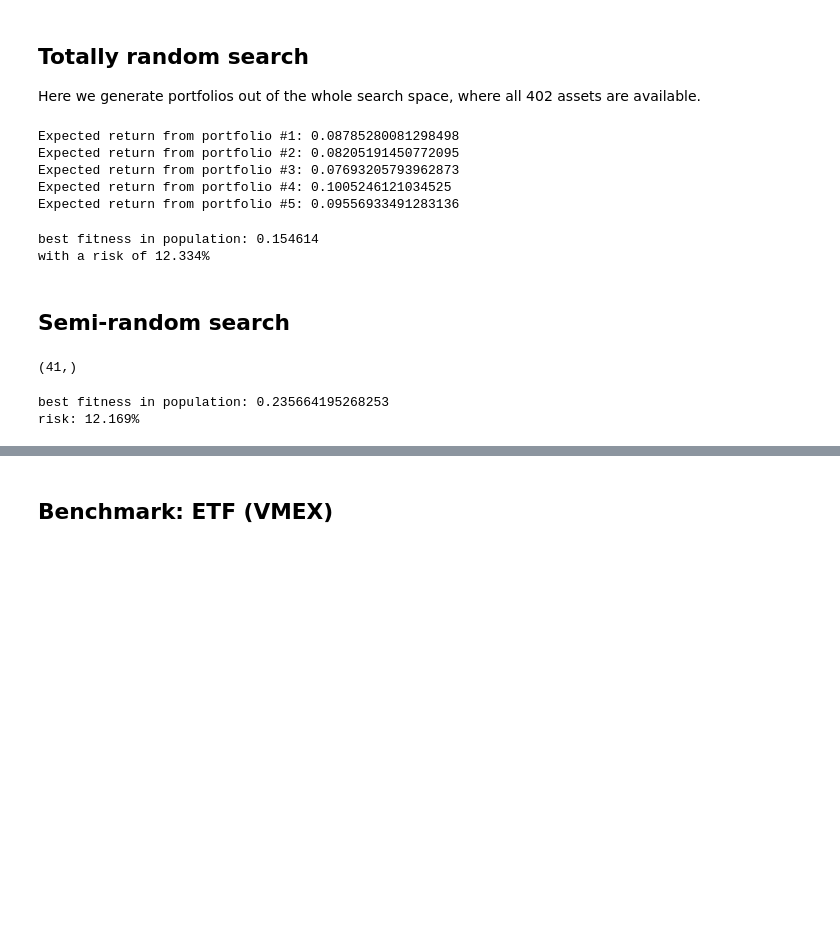
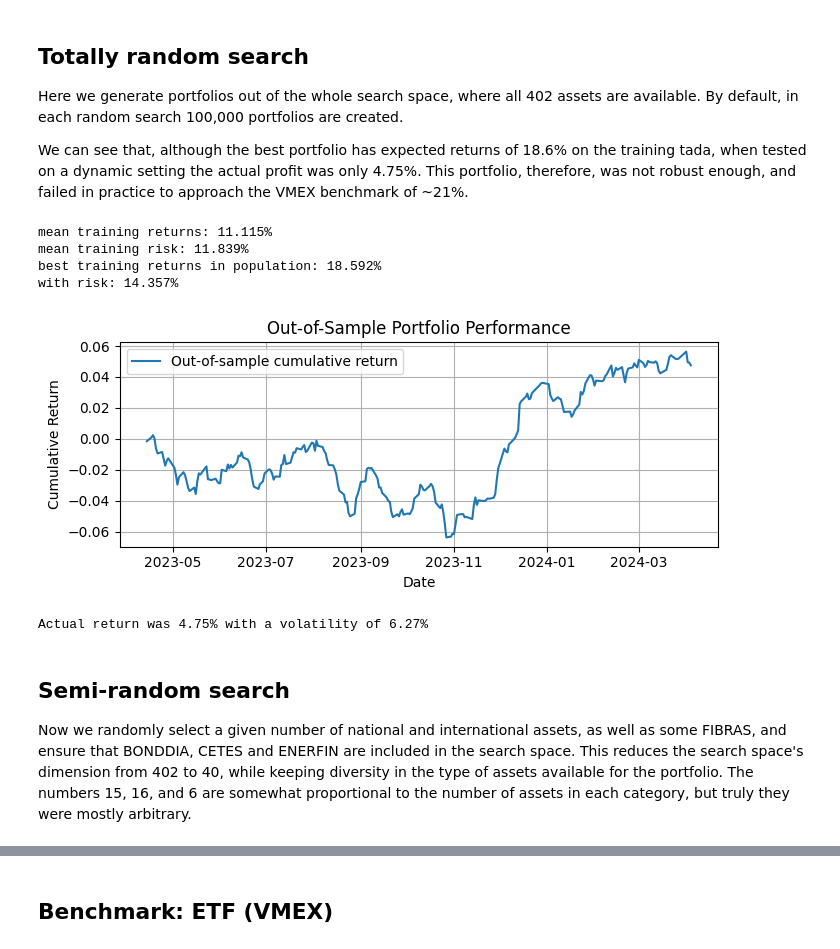
Before and after one commit to PanDomene/Evolutionary-Algorithm-for-Portfolio-Optimization, a Jupyter notebook: notebooks/benchmarks.ipynb, the cells around one changed output, grey strips where cells are left out. Saved outputs shown, nothing was run; the diff lists cells and outputs as text; code cells hidden in the pictures; blank space fills up the shorter version.

Commit message:
Added out-of-sample testing, finished benchmarks.ipynb and included several changes to readme.md, as well as a TODO list.

```diff
--- a/notebooks/benchmarks.ipynb
+++ b/notebooks/benchmarks.ipynb
@@ -23,61 +25,30 @@ def risk(chromosome, cov_matrix):
 # %% [markdown]
 ## Totally random search
 
-Here we generate portfolios out of the whole search space, where all 402 assets are available.
+Here we generate portfolios out of the whole search space, where all 402 assets are available. By default, in each random search 100,000 portfolios are created.
+
+We can see that, although the best portfolio has expected returns of 18.6% on the training tada, when tested on a dynamic setting the actual profit was only 4.75%. This portfolio, therefore, was not robust enough, and failed in practice to approach the VMEX benchmark of ~21%.
-# %%
-population = ea.random_search(ea.covariance_matrix)
-
-for i in range(5):
-    cromosome = population[i]
-    fit = expected_returns(cromosome, ea.anual_returns.values)
-    print(f"Expected return from portfolio #{i+1}: {fit}")
-# %% [output]
-Expected return from portfolio #1: 0.08785280081298498
-Expected return from portfolio #2: 0.08205191450772095
-Expected return from portfolio #3: 0.07693205793962873
-Expected return from portfolio #4: 0.1005246121034525
-Expected return from portfolio #5: 0.09556933491283136
-# %%
-fitness_vals = np.zeros(len(population))
-for i, chromosome in enumerate(population):
-    fitness_vals[i] = expected_returns(chromosome, ea.anual_returns)
-
-best = population[np.argmax(fitness_vals)]
-print(f'best fitness in population: {round(fitness_vals.max(), 6)}')
-print(f'with a risk of {round(risk(best, ea.covariance_matrix), 3)}%')
-# %% [output]
-best fitness in population: 0.154614
-with a risk of 12.334%
+# %%
+ea.test_random(ea.all_data)
+# %% [output]
+mean training returns: 11.115%
+mean training risk: 11.839%
+best training returns in population: 18.592%
+with risk: 14.357%
+[figure, added]
+Actual return was 4.75% with a volatility of 6.27%
 # %% [markdown]
 ## Semi-random search
+
+Now we randomly select a given number of national and international assets, as well as some FIBRAS, and ensure that BONDDIA, CETES and ENERFIN are included in the search space. This reduces the search space's dimension from 402 to 40, while keeping diversity in the type of assets available for the portfolio. The numbers 15, 16, and 6 are somewhat proportional to the number of assets in each category, but truly they were mostly arbitrary.
 # %%
 random_ticks = np.random.choice(ea.tickers_NC, 15)
-random_ticks = np.append(tickers, np.random.choice(ea.tickers_IC, 16))
-random_ticks = np.append(tickers, np.random.choice(ea.tickers_F, 6))
-random_ticks = np.append(tickers, ea.tickers_BONDDIA)
-random_ticks = np.append(tickers, ea.tickers_CETES)
-random_ticks = np.append(tickers, ea.tickers_ENERFIN)
+random_ticks = np.append(random_ticks, np.random.choice(ea.tickers_IC, 16))
+random_ticks = np.append(random_ticks, np.random.choice(ea.tickers_F, 6))
+random_ticks = np.append(random_ticks, ea.tickers_BONDDIA)
+random_ticks = np.append(random_ticks, ea.tickers_CETES)
+random_ticks = np.append(random_ticks, ea.tickers_ENERFIN)
 
 random_ticks.shape
+
+closing_prices_random = ea.all_data[random_ticks]
-# %% [output]
-(41,)
-# %%
-random_anual_returns = ea.anual_returns[random_ticks]
-random_daily_returns = ea.daily_returns[random_ticks]
-random_closing_prices = ea.all_data[random_ticks]
-
-random_cov_matrix = random_daily_returns.cov()
-
-population = ea.random_search(random_cov_matrix)
-
-fitness_vals = np.zeros(len(population))
-for i, chromosome in enumerate(population):
-    fitness_vals[i] = expected_returns(chromosome, random_anual_returns)
-
-best = population[np.argmax(fitness_vals)]
-
-print(f'best fitness in population: {fitness_vals.max()}')
-print(f'risk: {round(risk(best, random_cov_matrix), 3)}%')
-# %% [output]
-best fitness in population: 0.235664195268253
-risk: 12.169%
```
Also changed, not shown: parts of 24 cells of this notebook, 8 other files.
